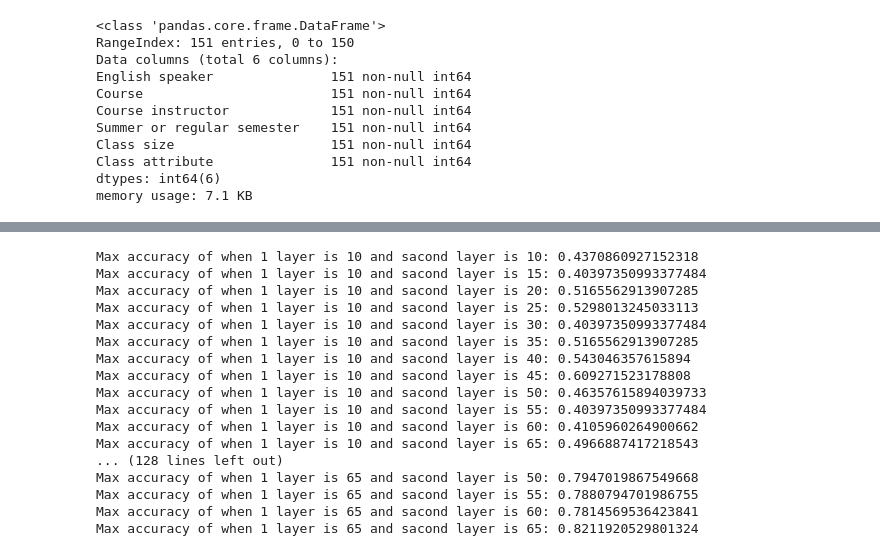
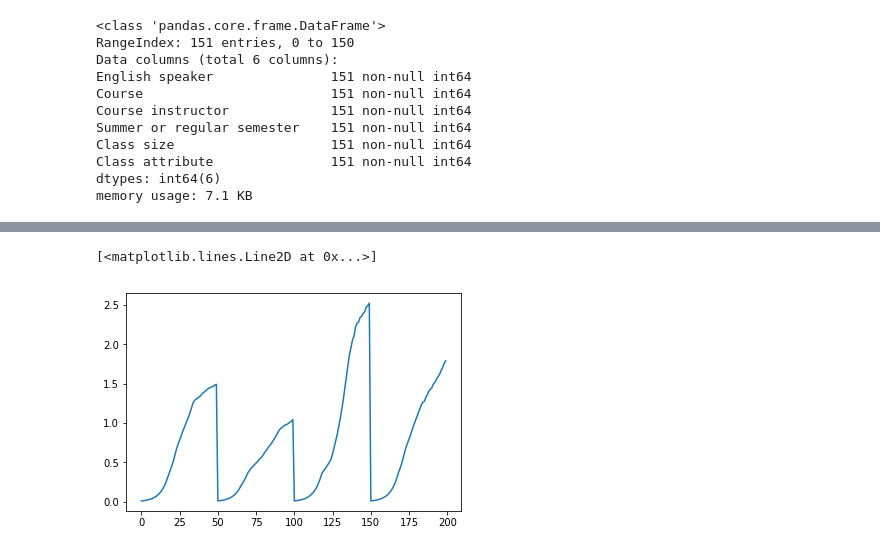
Before and after one commit to fkruczek/neural-network-classification, a Jupyter notebook: script2.ipynb, the cells around one changed output, grey strips where cells are left out. Saved outputs shown, nothing was run; the diff lists cells and outputs as text; code cells hidden in the pictures.

```diff
--- a/script2.ipynb
+++ b/script2.ipynb
@@ -298,28 +331,5 @@ def chunks(l, n):
 # %%
-# plt.plot(range(len(lr_tab)), lr_tab)
+plt.plot(range(len(lr_tab)), lr_tab)
+# %% [output]
+[<matplotlib.lines.Line2D at 0x...>]
+[figure, added]
-# %%
-n_number = list(range(10, 70, 5))
-max_acc_array = []
-for n_h1 in n_number:
-    for n_h2 in n_number:
-        parameters, max_acc = nn_model(x, y, n_h1, n_h2, num_iterations = 6000)
-        max_acc_array.append(max_acc)
-        print("Max accuracy of when 1 layer is {} and sacond layer is {}: {}".format(n_h1, n_h2, max_acc))
-# %% [output]
-Max accuracy of when 1 layer is 10 and sacond layer is 10: 0.4370860927152318
-Max accuracy of when 1 layer is 10 and sacond layer is 15: 0.40397350993377484
-Max accuracy of when 1 layer is 10 and sacond layer is 20: 0.5165562913907285
-Max accuracy of when 1 layer is 10 and sacond layer is 25: 0.5298013245033113
-Max accuracy of when 1 layer is 10 and sacond layer is 30: 0.40397350993377484
-Max accuracy of when 1 layer is 10 and sacond layer is 35: 0.5165562913907285
-Max accuracy of when 1 layer is 10 and sacond layer is 40: 0.543046357615894
-Max accuracy of when 1 layer is 10 and sacond layer is 45: 0.609271523178808
-Max accuracy of when 1 layer is 10 and sacond layer is 50: 0.46357615894039733
-Max accuracy of when 1 layer is 10 and sacond layer is 55: 0.40397350993377484
-Max accuracy of when 1 layer is 10 and sacond layer is 60: 0.4105960264900662
-Max accuracy of when 1 layer is 10 and sacond layer is 65: 0.4966887417218543
-... (128 lines left out)
-Max accuracy of when 1 layer is 65 and sacond layer is 50: 0.7947019867549668
-Max accuracy of when 1 layer is 65 and sacond layer is 55: 0.7880794701986755
-Max accuracy of when 1 layer is 65 and sacond layer is 60: 0.7814569536423841
-Max accuracy of when 1 layer is 65 and sacond layer is 65: 0.8211920529801324
```
Also changed, not shown: parts of 12 cells of this notebook.
